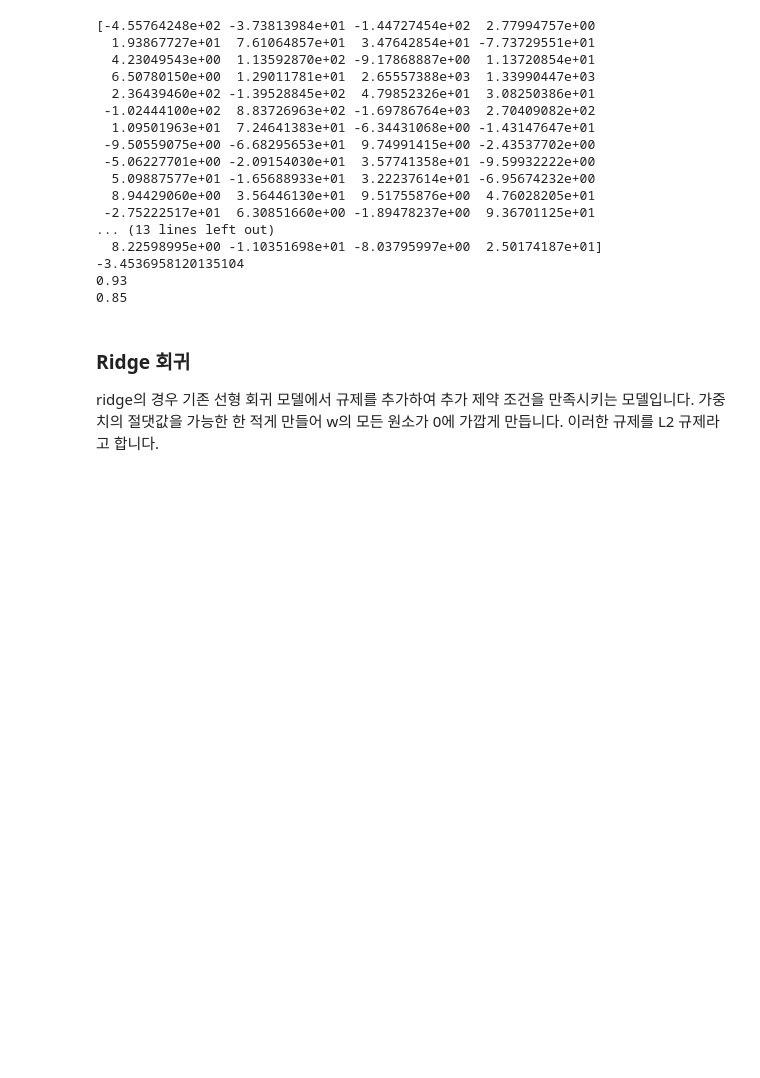
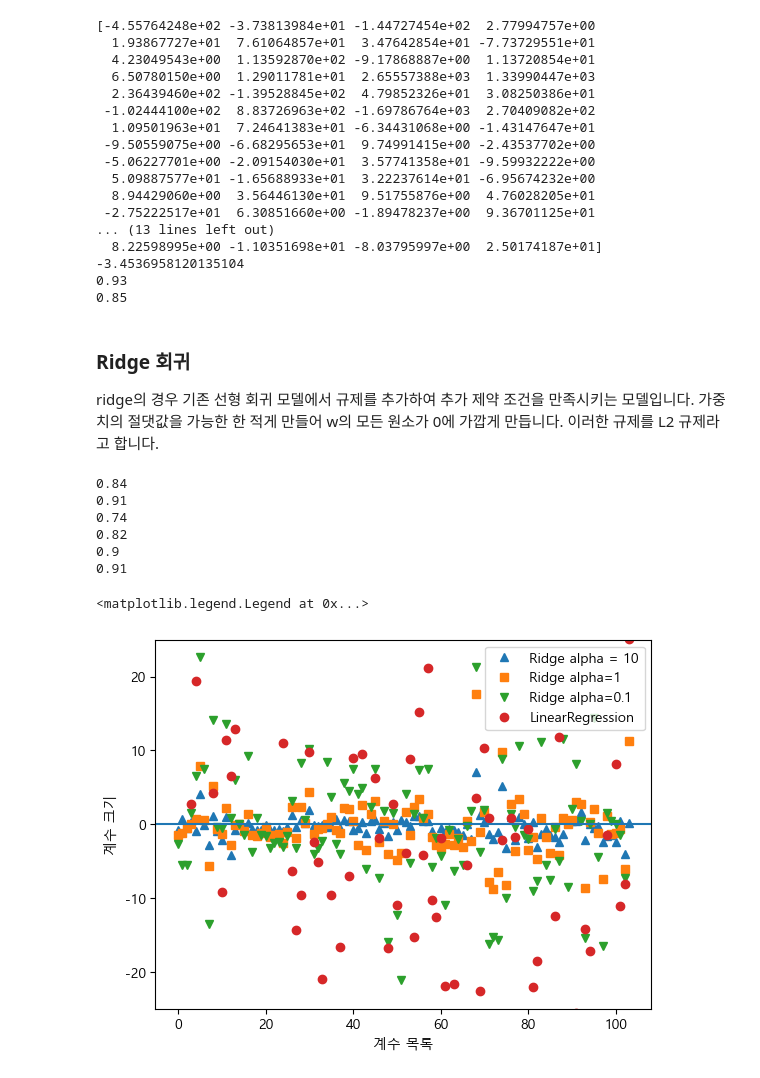
Before and after one commit to LeeHeonWoo1/ML_DL, a Jupyter notebook: ML/IMLP/2_supervised_learning.ipynb, the cells around one changed output. Saved outputs shown, nothing was run; the diff lists cells and outputs as text; code cells hidden in the pictures; blank space fills up the shorter version.

```diff
--- a/ML/IMLP/2_supervised_learning.ipynb
+++ b/ML/IMLP/2_supervised_learning.ipynb
@@ -308,3 +308,41 @@ print(round(lr.score(X_test, y_test), 2))
 ### Ridge 회귀
 
 ridge의 경우 기존 선형 회귀 모델에서 규제를 추가하여 추가 제약 조건을 만족시키는 모델입니다. 가중치의 절댓값을 가능한 한 적게 만들어 w의 모든 원소가 0에 가깝게 만듭니다. 이러한 규제를 L2 규제라고 합니다.
+# %%
+from sklearn.linear_model import Ridge
+
+rig = Ridge().fit(X_train, y_train)
+print(f"{round(rig.score(X_train, y_train), 2)}")
+print(f"{round(rig.score(X_test, y_test), 2)}")
+
+rig10 = Ridge(alpha=10).fit(X_train, y_train)
+print(f"{round(rig10.score(X_train, y_train), 2)}")
+print(f"{round(rig10.score(X_test, y_test), 2)}")
+
+rig01 = Ridge(alpha=0.1).fit(X_train, y_train)
+print(f"{round(rig01.score(X_train, y_train), 2)}")
+print(f"{round(rig01.score(X_test, y_test), 2)}")
+# %% [output]
+0.84
+0.91
+0.74
+0.82
+0.9
+0.91
+# %%
+# alpha 값에 따라 모델의 coef_ 속성이 어떻게 달라지는지를 조사해보면 alpha 매개변수가 모델을 어떻게 변경시키는지 더 깊게 이해할 수 있습니다.
+plt.plot(rig10.coef_, "^", label="Ridge alpha = 10")
+plt.plot(rig.coef_, 's', label="Ridge alpha=1")
+plt.plot(rig01.coef_, 'v', label="Ridge alpha=0.1")
+
+plt.plot(lr.coef_, 'o', label = "LinearRegression")
+plt.xlabel("계수 목록")
+plt.ylabel("계수 크기")
+xlims = plt.xlim()
+plt.hlines(0, xlims[0], xlims[1])
+plt.xlim(xlims)
+plt.ylim(-25, 25)
+plt.legend()
+# %% [output]
+<matplotlib.legend.Legend at 0x...>
+[figure, added]
```
Also changed, not shown: parts of 6 cells of this notebook.
